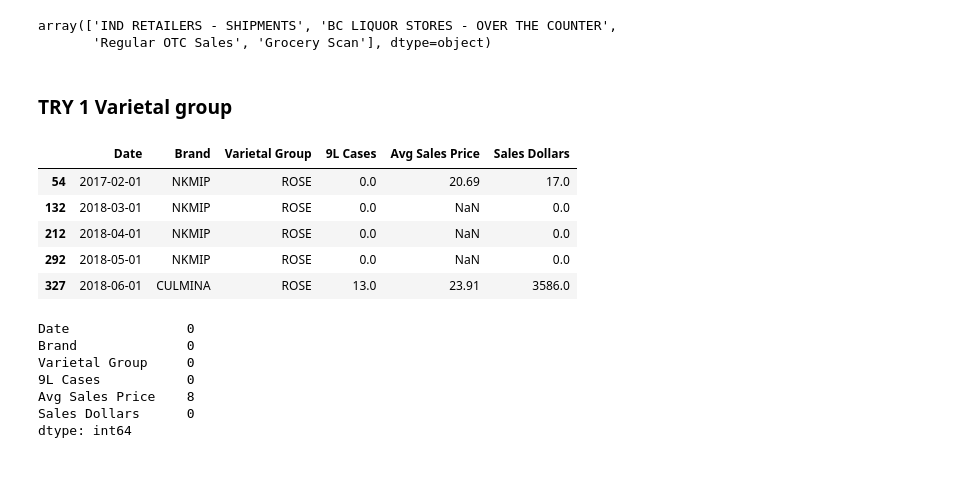
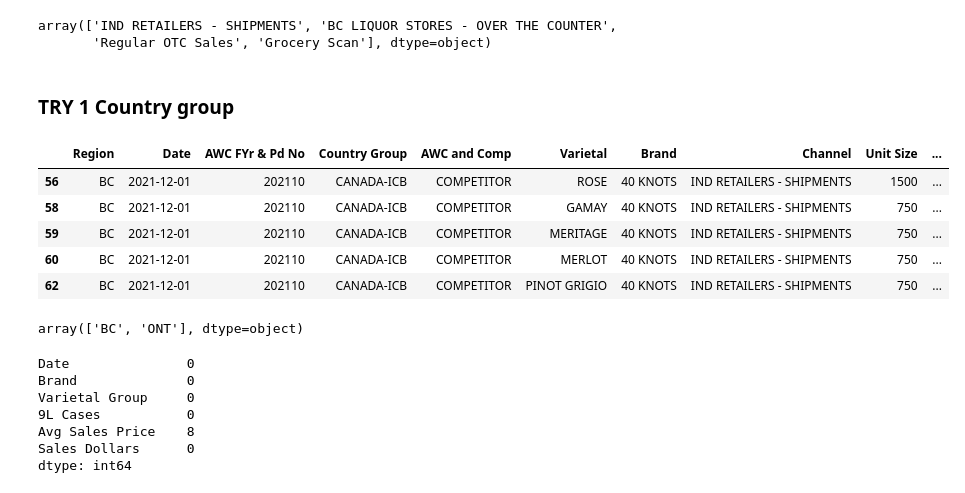
Before and after one commit to fengtastics/111-Capstone, a Jupyter notebook: Arterra_Project2021New.ipynb, the cells around one changed output. Saved outputs shown, nothing was run; the diff lists cells and outputs as text; code cells hidden in the pictures.

```diff
--- a/Arterra_Project2021New.ipynb
+++ b/Arterra_Project2021New.ipynb
@@ -135,14 +112,28 @@ gewurz = raw_df.loc[raw_df['Varietal Group'] == 'GEWURZTRAMINER']
+# %%
+
+icb_df = raw_df.loc[raw_df['Country Group'] == 'CANADA-ICB']
+vqa_df = raw_df.loc[raw_df['Country Group'] == 'CANADA-VQA']
+
+BC_ind_df = raw_df.loc[raw_df['Channel'] == 'IND RETAILERS - SHIPMENTS']
+BC_OTC_df = raw_df.loc[raw_df['Channel'] == 'BC LIQUOR STORES - OVER THE COUNTER']
+
+ONT_groc_df = raw_df.loc[raw_df['Channel'] == 'Grocery Scan']
+ONT_OTC_df = raw_df.loc[raw_df['Channel'] == 'Regular OTC Sales']
 # %% [markdown]
-### TRY 1 Varietal group
+### TRY 1 Country group
 # %%
-rose.head()
+icb_df.head()
 # %% [output]
-|  | Date | Brand | Varietal Group | 9L Cases | Avg Sales Price | Sales Dollars |
-| 54 | 2017-02-01 | NKMIP | ROSE | 0.0 | 20.69 | 17.0 |
-| 132 | 2018-03-01 | NKMIP | ROSE | 0.0 | NaN | 0.0 |
-| 212 | 2018-04-01 | NKMIP | ROSE | 0.0 | NaN | 0.0 |
-| 292 | 2018-05-01 | NKMIP | ROSE | 0.0 | NaN | 0.0 |
-| 327 | 2018-06-01 | CULMINA | ROSE | 13.0 | 23.91 | 3586.0 |
+|  | Region | Date | AWC FYr & Pd No | Country Group | AWC and Comp | Varietal | Brand | Channel | Unit Size | ... |
+| 56 | BC | 2021-12-01 | 202110 | CANADA-ICB | COMPETITOR | ROSE | 40 KNOTS | IND RETAILERS - SHIPMENTS | 1500 | ... |
+| 58 | BC | 2021-12-01 | 202110 | CANADA-ICB | COMPETITOR | GAMAY | 40 KNOTS | IND RETAILERS - SHIPMENTS | 750 | ... |
+| 59 | BC | 2021-12-01 | 202110 | CANADA-ICB | COMPETITOR | MERITAGE | 40 KNOTS | IND RETAILERS - SHIPMENTS | 750 | ... |
+| 60 | BC | 2021-12-01 | 202110 | CANADA-ICB | COMPETITOR | MERLOT | 40 KNOTS | IND RETAILERS - SHIPMENTS | 750 | ... |
+| 62 | BC | 2021-12-01 | 202110 | CANADA-ICB | COMPETITOR | PINOT GRIGIO | 40 KNOTS | IND RETAILERS - SHIPMENTS | 750 | ... |
+# %%
+icb_df['Region'].unique()
+# %% [output]
+array(['BC', 'ONT'], dtype=object)
 # %%
 
 #cols = ['BC Sales Channel',	'AWC and Comp',  'AWC FYr & Pd No',	'Avg Sales Price']
```
Also changed, not shown: parts of 1 cell of this notebook.
